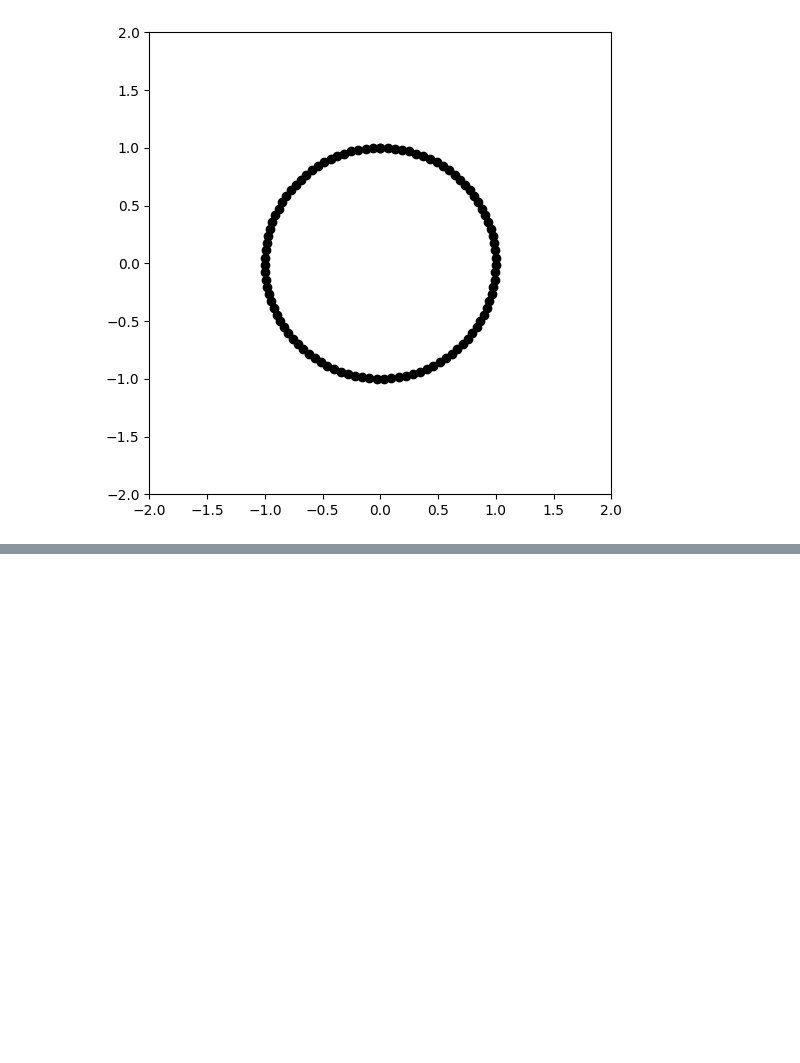
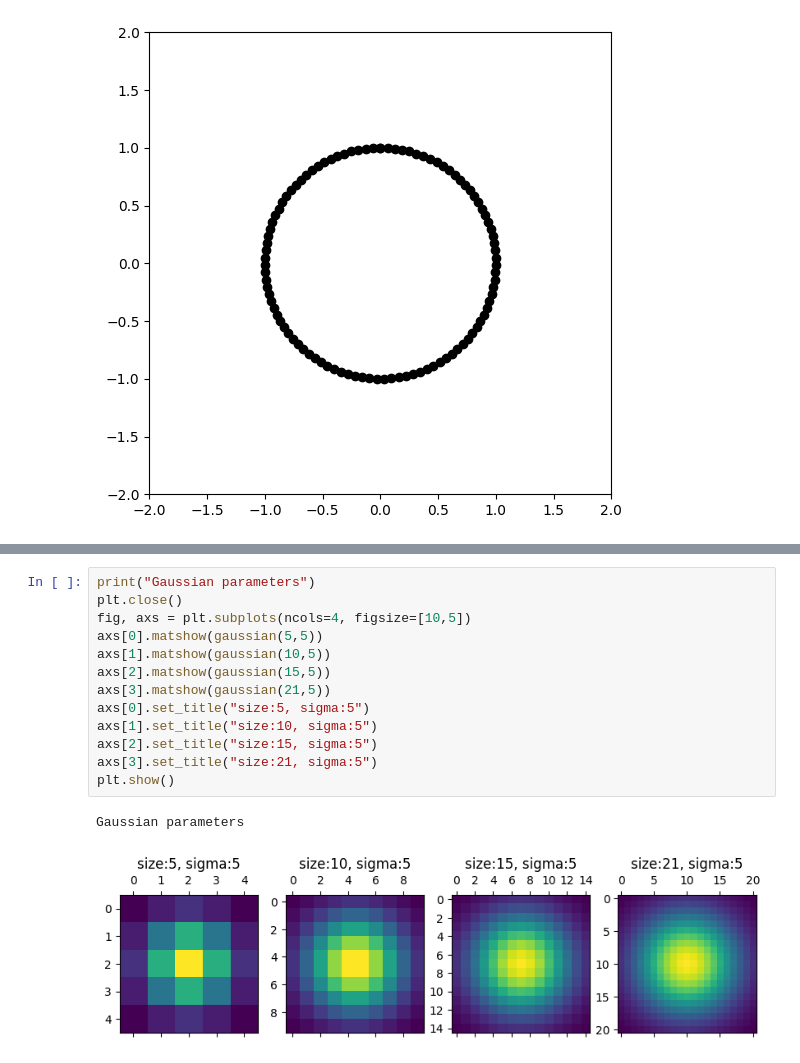
Before and after one commit to solarecho3/vectors, a Jupyter notebook: vectors.ipynb, the cells around one changed output, grey strips where cells are left out. Cells and saved outputs as stored; diff of their text form; blank space fills up the shorter version.

```diff
--- a/vectors.ipynb
+++ b/vectors.ipynb
@@ -2255,0 +2292,16 @@ animation.FuncAnimation(fig, aframe, phi, interval=100, repeat=True)
+# %%
+print("Gaussian parameters")
+plt.close()
+fig, axs = plt.subplots(ncols=4, figsize=[10,5])
+axs[0].matshow(gaussian(5,5))
+axs[1].matshow(gaussian(10,5))
+axs[2].matshow(gaussian(15,5))
+axs[3].matshow(gaussian(21,5))
+axs[0].set_title("size:5, sigma:5")
+axs[1].set_title("size:10, sigma:5")
+axs[2].set_title("size:15, sigma:5")
+axs[3].set_title("size:21, sigma:5")
+plt.show()
+# %% [output]
+Gaussian parameters
+[figure, added]
```
Also changed, not shown: parts of 19 cells of this notebook.
